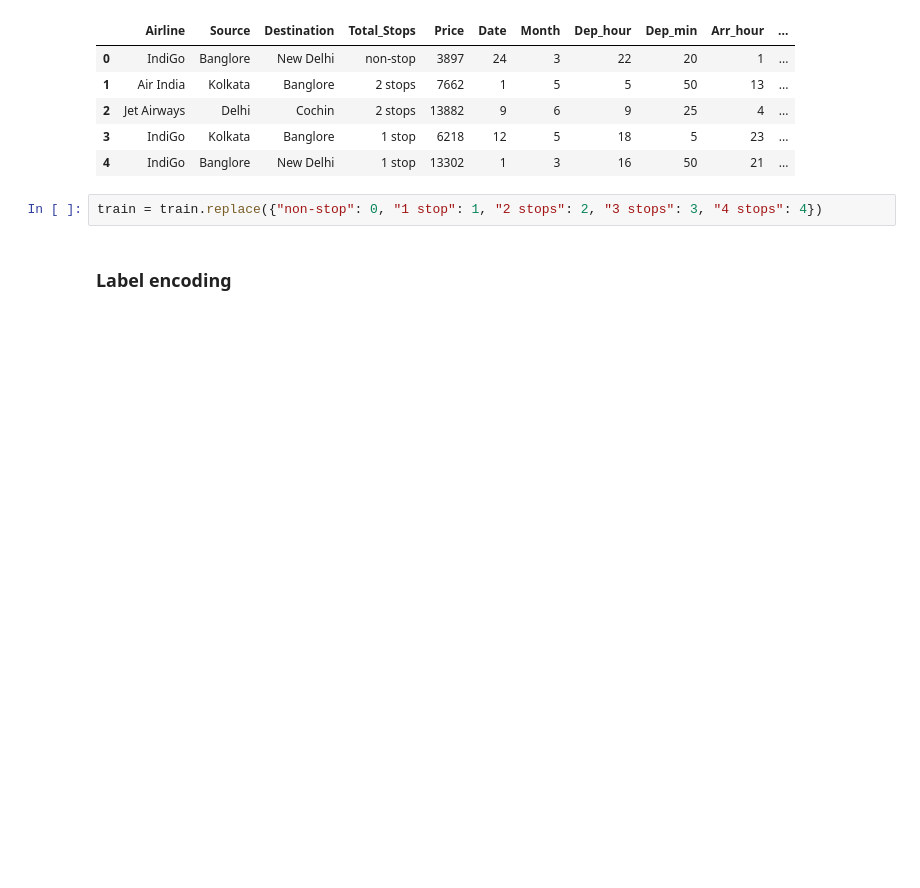
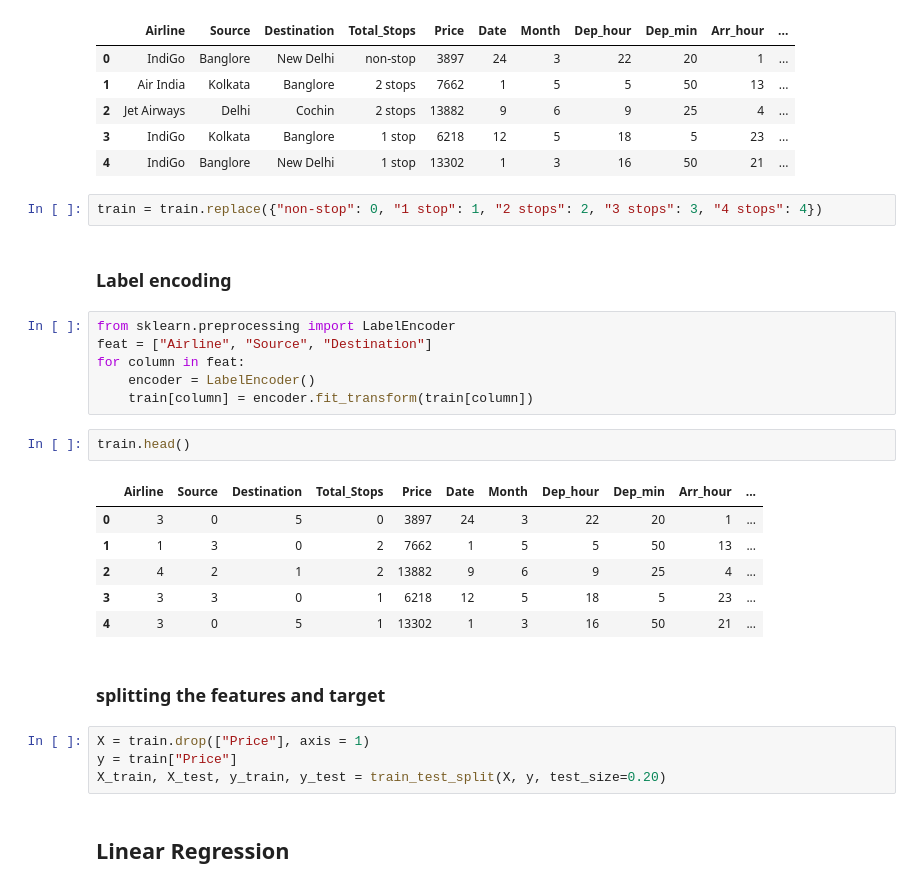
Before and after one commit to surjeet143/flight-ticket-prediction, a Jupyter notebook: flight price prediction.ipynb, the cells around one changed output. Drawn from its saved outputs; the diff is of its cells as text; blank space fills up the shorter version.

```diff
--- a/flight price prediction.ipynb
+++ b/flight price prediction.ipynb
@@ -133,3 +135,26 @@ train.head()
 train = train.replace({"non-stop": 0, "1 stop": 1, "2 stops": 2, "3 stops": 3, "4 stops": 4})
 # %% [markdown]
 ### Label encoding
+# %%
+from sklearn.preprocessing import LabelEncoder
+feat = ["Airline", "Source", "Destination"]
+for column in feat:
+    encoder = LabelEncoder()
+    train[column] = encoder.fit_transform(train[column])
+# %%
+train.head()
+# %% [output]
+|  | Airline | Source | Destination | Total_Stops | Price | Date | Month | Dep_hour | Dep_min | Arr_hour | ... |
+| 0 | 3 | 0 | 5 | 0 | 3897 | 24 | 3 | 22 | 20 | 1 | ... |
+| 1 | 1 | 3 | 0 | 2 | 7662 | 1 | 5 | 5 | 50 | 13 | ... |
+| 2 | 4 | 2 | 1 | 2 | 13882 | 9 | 6 | 9 | 25 | 4 | ... |
+| 3 | 3 | 3 | 0 | 1 | 6218 | 12 | 5 | 18 | 5 | 23 | ... |
+| 4 | 3 | 0 | 5 | 1 | 13302 | 1 | 3 | 16 | 50 | 21 | ... |
+# %% [markdown]
+### splitting the features and target
+# %%
+X = train.drop(["Price"], axis = 1)
+y = train["Price"]
+X_train, X_test, y_train, y_test = train_test_split(X, y, test_size=0.20)
+# %% [markdown]
+## Linear Regression
```
Also changed, not shown: parts of 19 cells of this notebook.
